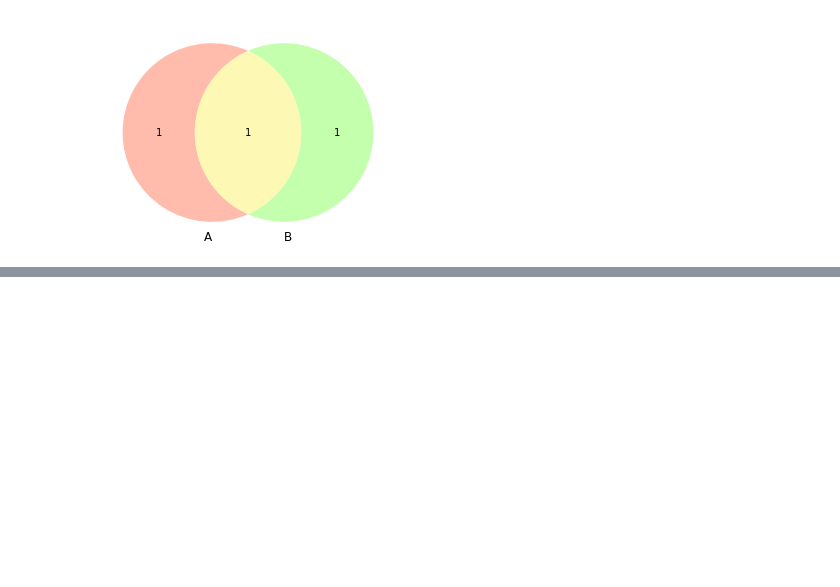
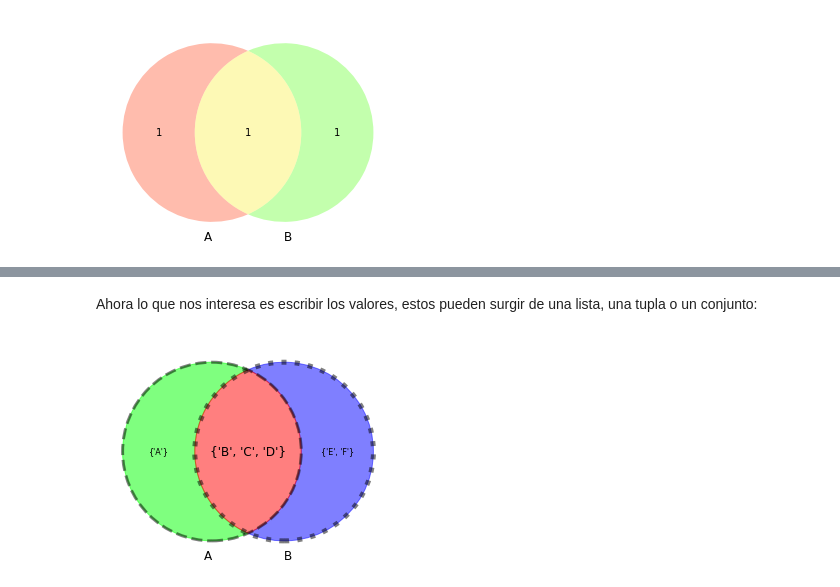
Before and after one commit to femaffi13/Python, a Jupyter notebook: Matplotlib/p.ipynb, the cells around one changed output, grey strips where cells are left out. Cells and saved outputs as stored; diff of their text form; code cells hidden in the pictures; blank space fills up the shorter version.

```diff
--- a/Matplotlib/p.ipynb
+++ b/Matplotlib/p.ipynb
@@ -27,0 +75,28 @@ plt.show()
+# %% [markdown]
+Ahora lo que nos interesa es escribir los valores, estos pueden surgir de una lista, una tupla o un conjunto:
+# %%
+set1 = set(['A','B','C','D'])
+set2 = set(['B','C','D','E','F'])
+inter = set(set1.intersection(set2))
+A = set1-inter
+B = set2-inter
+diagram = venn2((1,1,1),set_colors=("#FF5733","#68FF33"),alpha=0.5)
+diagram.get_label_by_id("11").set_text("Intersección")
+diagram.get_label_by_id("11").set_color("#000000")
+diagram.get_patch_by_id("01").set_color("#0000FF")
+diagram.get_patch_by_id("10").set_color("#00FF00")
+diagram.get_patch_by_id("11").set_color("#FF0000")
+diagram.get_label_by_id('10').set_text(A)
+diagram.get_label_by_id('10').set_fontsize(8)
+diagram.get_label_by_id('01').set_text(B)
+diagram.get_label_by_id('01').set_fontsize(8)
+diagram.get_label_by_id('11').set_text(inter)
+diagram.get_label_by_id('11').set_fontsize(12)
+
+c = venn2_circles(subsets=(1,1,1), color="#000000", alpha=0.5, linestyle="dashed", linewidth=3)
+c[0].set_lw(3.0)
+c[1].set_lw(5.0)
+c[1].set_ls('dotted')
+plt.show()
+# %% [output]
+[figure, added]
```
Also changed, not shown: parts of 12 cells of this notebook.
